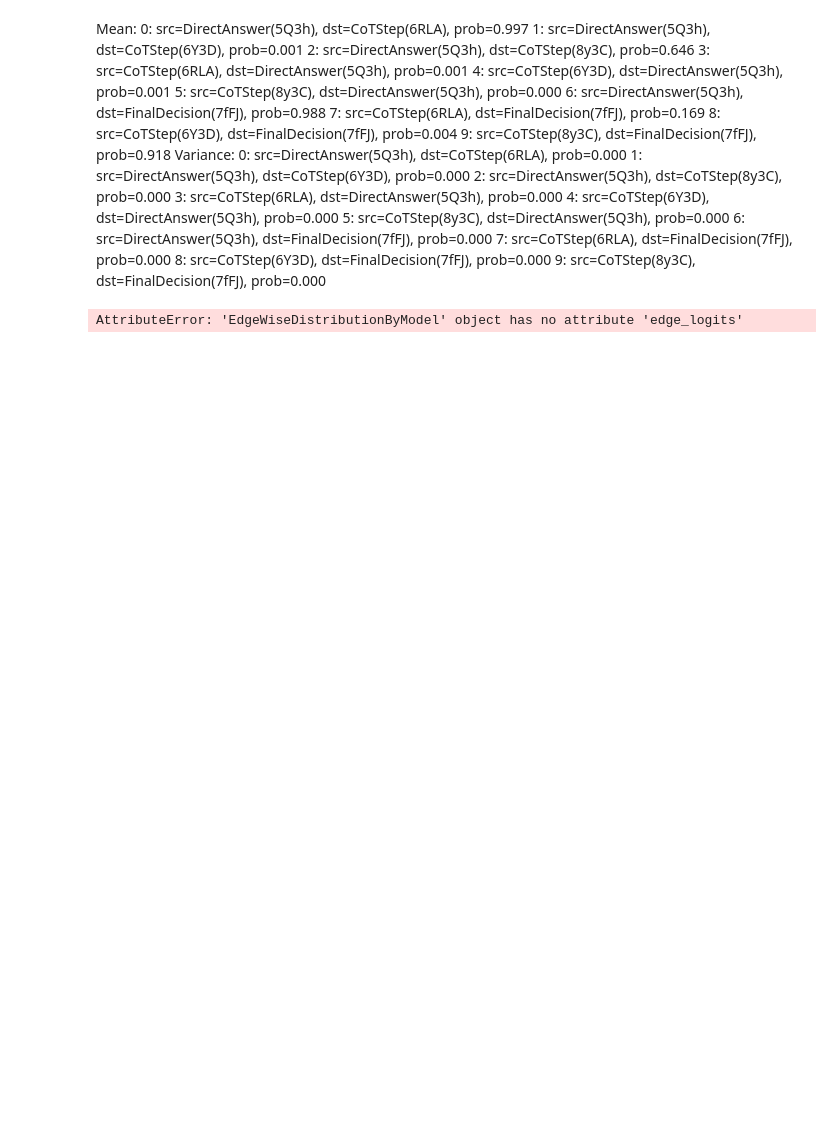
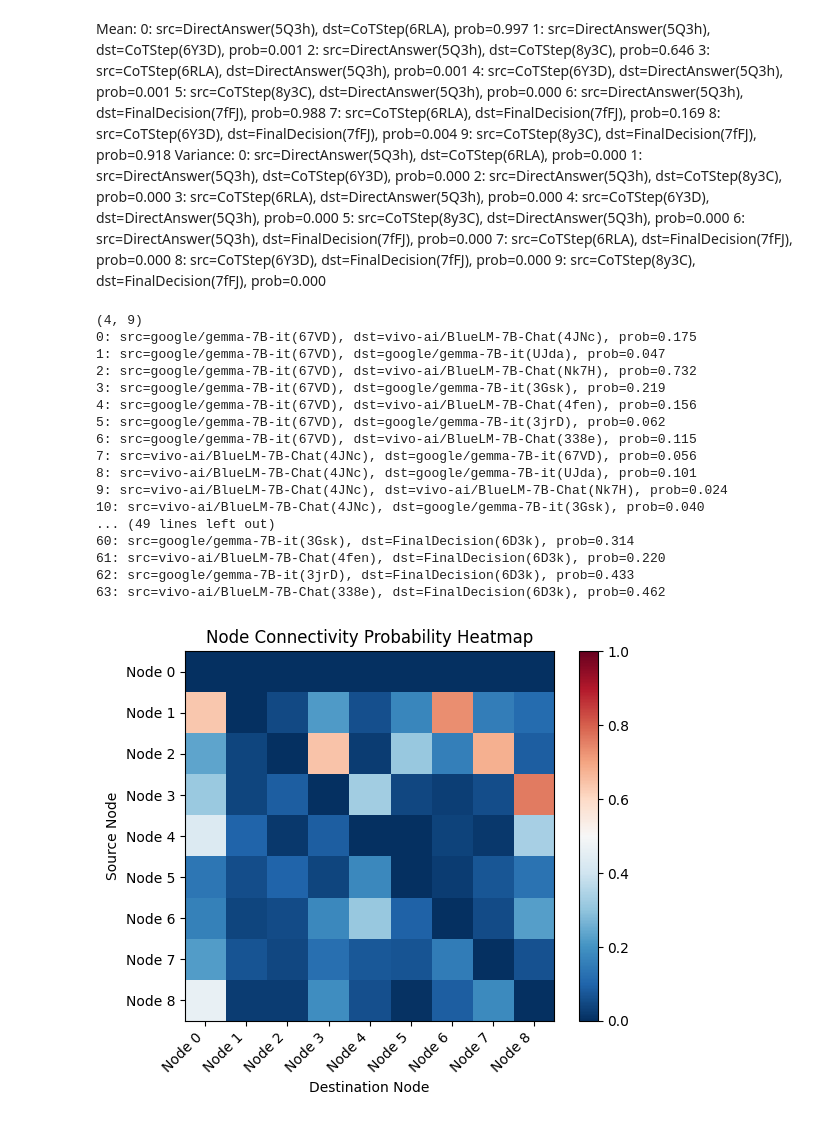
Before and after one commit to lukasVierling/DynamicGPTSwarm, a Jupyter notebook: edge_network_tests.ipynb, the cells around one changed output. Cells and saved outputs as stored; diff of their text form; code cells hidden in the pictures; blank space fills up the shorter version.

```diff
--- a/edge_network_tests.ipynb
+++ b/edge_network_tests.ipynb
@@ -45,12 +46,14 @@ class CPU_Unpickler(pickle.Unpickler):
         else:
             return super().find_class(module, name)
 # %%
-path = "mixedmmlu_8true_0adv_edge_iter200_domain_mixedmmlu_MajorityVote_OptimizedSwarm_1714788267.6306956" + ".pkl"
-with open(f"result/mmlu/{path}", 'rb') as f:
+path = "mixedmmlu_8true_0adv_noedge_iter200_domain_mixedmmlu_MajorityVote_OptimizedSwarm_1714795470.0560036" + ".pkl"
+full_path =f"result/mmlu/specialized_agents/ba_runs_reduce_edge/{path}"
+with open(full_path, 'rb') as f:
     swarm = pickle.load(f)  # Load the swarm
     #swarm = CPU_Unpickler(f).load()
     #delete swarm object and clear memory
     score = pickle.load(f)  # Load the score
+    pickle_object = {'swarm': swarm, 'score': score}
 print(path)
 print(score)
 # %% [output]
@@ -244,7 +251,7 @@ from swarm.environment.prompt.prompt_set_registry import PromptSetRegistry
 from tqdm import tqdm
 
 model = CustomLLM("google/gemma-7B-it" )
-test_dataset = CMMLUDataset("test")
+test_dataset = MMLUDataset("test")
 prompt_set = PromptSetRegistry.get("cmmlu")
 
 #test_dataset._total_df = test_dataset._total_df[:20]
@@ -474,44 +492,73 @@ Variance:
 8: src=CoTStep(6Y3D), dst=FinalDecision(7fFJ), prob=0.000
 9: src=CoTStep(8y3C), dst=FinalDecision(7fFJ), prob=0.000
 # %%
+import numpy as np
+import matplotlib.pyplot as plt
+from matplotlib.colors import LinearSegmentedColormap
+
+# Assuming create_adjacency_matrix and _print_conns are defined elsewhere.
+
+# Sample data generation (replace this with actual data retrieval)
 edge_probs = torch.sigmoid(swarm.connection_dist.edge_logits)
-_print_conns(edge_probs, swarm)
-#edge_probs = all_probs_mean
-#reorder the input
-#edge_probs = [*edge_probs[:-8], *edge_probs[-8::2], *edge_probs[-7::2]]
+# _print_conns(edge_probs, swarm)
+#edge_probs = all_probs_mean  # Assuming all_probs_mean is defined.
+# Simulating edge probabilities for demonstration:
+# Create the adjacency matrix from edge probabilities
+# adjacency_matrix, node_indices, names = create_adjacency_matrix(edge_probs, swarm)
+# For demonstration, let's use the edge_probs as the adjacency matrix:
 adjacency_matrix,node_indices,names = create_adjacency_matrix(edge_probs, swarm)
 #reorder the matrix
-print((adjacency_matrix[1::2,:]).shape)
-adjacency_matrix = np.concatenate([adjacency_matrix[0,:][np.newaxis,:], adjacency_matrix[1::2,:], adjacency_matrix[2::2,:]], 0)
-adjacency_matrix = np.concatenate([adjacency_matrix[:,0][:,np.newaxis], adjacency_matrix[:,1::2], adjacency_matrix[:,2::2]], 1)
+reorder=True
+if reorder:
+    print((adjacency_matrix[1::2,:]).shape)
+    adjacency_matrix = np.concatenate([adjacency_matrix[0,:][np.newaxis,:], adjacency_matrix[1::2,:], adjacency_matrix[2::2,:]], 0)
+    adjacency_matrix = np.concatenate([adjacency_matrix[:,0][:,np.newaxis], adjacency_matrix[:,1::2], adjacency_matrix[:,2::2]], 1)
 _print_conns(edge_probs, swarm)
-# Plot the heatmap with a smoother colormap
+node_indices = {i: i for i in range(9)}
+names = {i: f"Node {i}" for i in range(9)}
+
+# Plotting the heatmap with the reversed 'RdBu' colormap
 fig, ax = plt.subplots()
-heatmap = ax.imshow(adjacency_matrix, cmap='viridis')
+heatmap = ax.imshow(adjacency_matrix, cmap='RdBu_r', vmin=0, vmax=1)  # Note the '_r' to reverse the colormap
 
 # Add a colorbar
 cbar = plt.colorbar(heatmap)
 
 # Set the tick labels
 num_nodes = len(node_indices)
 ax.set_xticks(np.arange(num_nodes))
 ax.set_yticks(np.arange(num_nodes))
-ax.set_xticklabels([str(node_id) for node_id in node_indices.values()])
-ax.set_yticklabels([str(node_id) for node_id in node_indices.values()])
+ax.set_xticklabels([names[node_id] for node_id in node_indices])
+ax.set_yticklabels([names[node_id] for node_id in node_indices])
 
-# Rotate the tick labels if needed
-plt.setp(ax.get_xticklabels(), rotation=90, ha="right")
+# Rotate the tick labels for better readability
+plt.setp(ax.get_xticklabels(), rotation=45, ha="right")
 
 # Set the axis labels
 ax.set_xlabel('Destination Node')
 ax.set_ylabel('Source Node')
 
 # Set the title
-ax.set_title('Probability Heatmap')
+ax.set_title('Node Connectivity Probability Heatmap')
 
 # Show the plot
 plt.show()
-for node in node_indices:
-    print(node_indices[node], names[node])
 # %% [output]
-AttributeError: 'EdgeWiseDistributionByModel' object has no attribute 'edge_logits'
+(4, 9)
+0: src=google/gemma-7B-it(67VD), dst=vivo-ai/BlueLM-7B-Chat(4JNc), prob=0.175
+1: src=google/gemma-7B-it(67VD), dst=google/gemma-7B-it(UJda), prob=0.047
+2: src=google/gemma-7B-it(67VD), dst=vivo-ai/BlueLM-7B-Chat(Nk7H), prob=0.732
+3: src=google/gemma-7B-it(67VD), dst=google/gemma-7B-it(3Gsk), prob=0.219
+4: src=google/gemma-7B-it(67VD), dst=vivo-ai/BlueLM-7B-Chat(4fen), prob=0.156
+5: src=google/gemma-7B-it(67VD), dst=google/gemma-7B-it(3jrD), prob=0.062
+6: src=google/gemma-7B-it(67VD), dst=vivo-ai/BlueLM-7B-Chat(338e), prob=0.115
+7: src=vivo-ai/BlueLM-7B-Chat(4JNc), dst=google/gemma-7B-it(67VD), prob=0.056
+8: src=vivo-ai/BlueLM-7B-Chat(4JNc), dst=google/gemma-7B-it(UJda), prob=0.101
+9: src=vivo-ai/BlueLM-7B-Chat(4JNc), dst=vivo-ai/BlueLM-7B-Chat(Nk7H), prob=0.024
+10: src=vivo-ai/BlueLM-7B-Chat(4JNc), dst=google/gemma-7B-it(3Gsk), prob=0.040
+... (49 lines left out)
+60: src=google/gemma-7B-it(3Gsk), dst=FinalDecision(6D3k), prob=0.314
+61: src=vivo-ai/BlueLM-7B-Chat(4fen), dst=FinalDecision(6D3k), prob=0.220
+62: src=google/gemma-7B-it(3jrD), dst=FinalDecision(6D3k), prob=0.433
+63: src=vivo-ai/BlueLM-7B-Chat(338e), dst=FinalDecision(6D3k), prob=0.462
+[figure, added]
```
Also changed, not shown: parts of 7 cells of this notebook, 6 other files.
